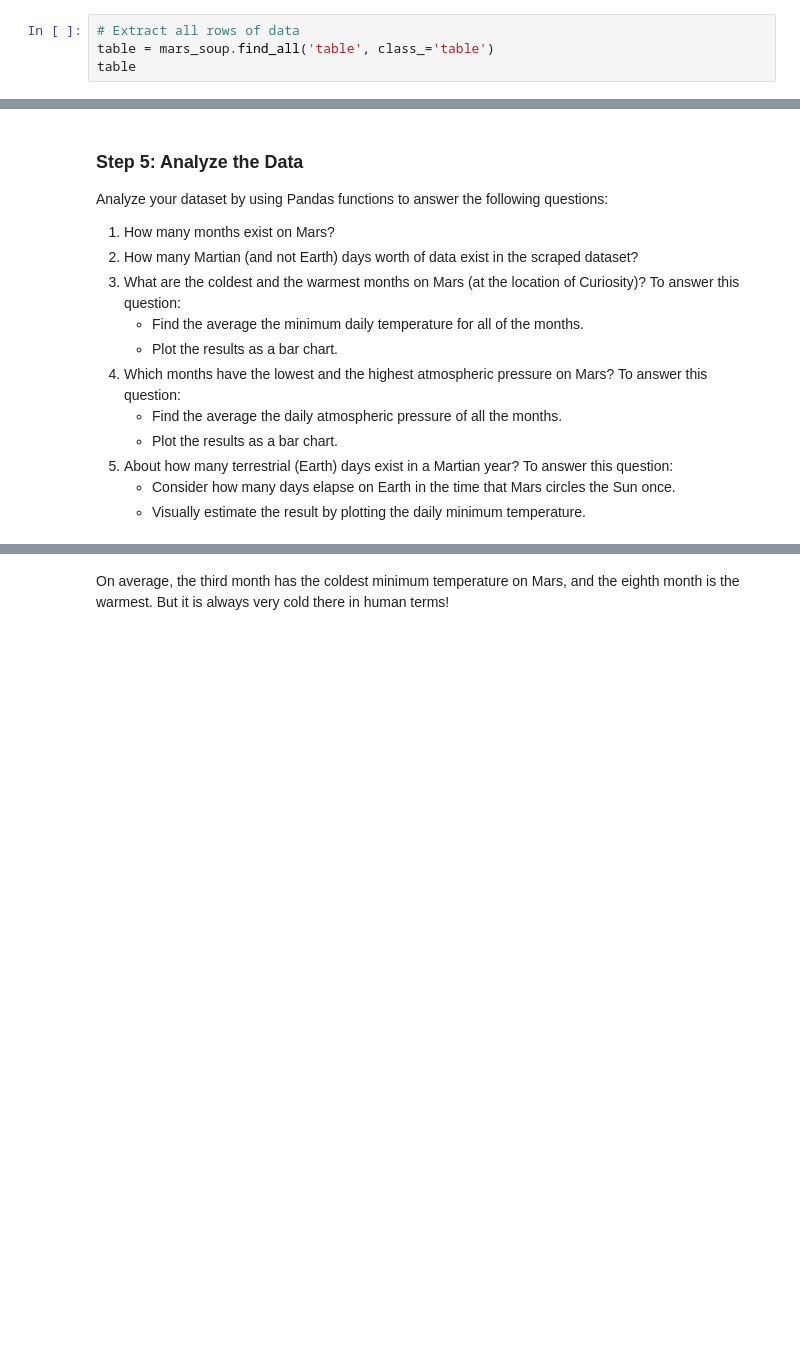
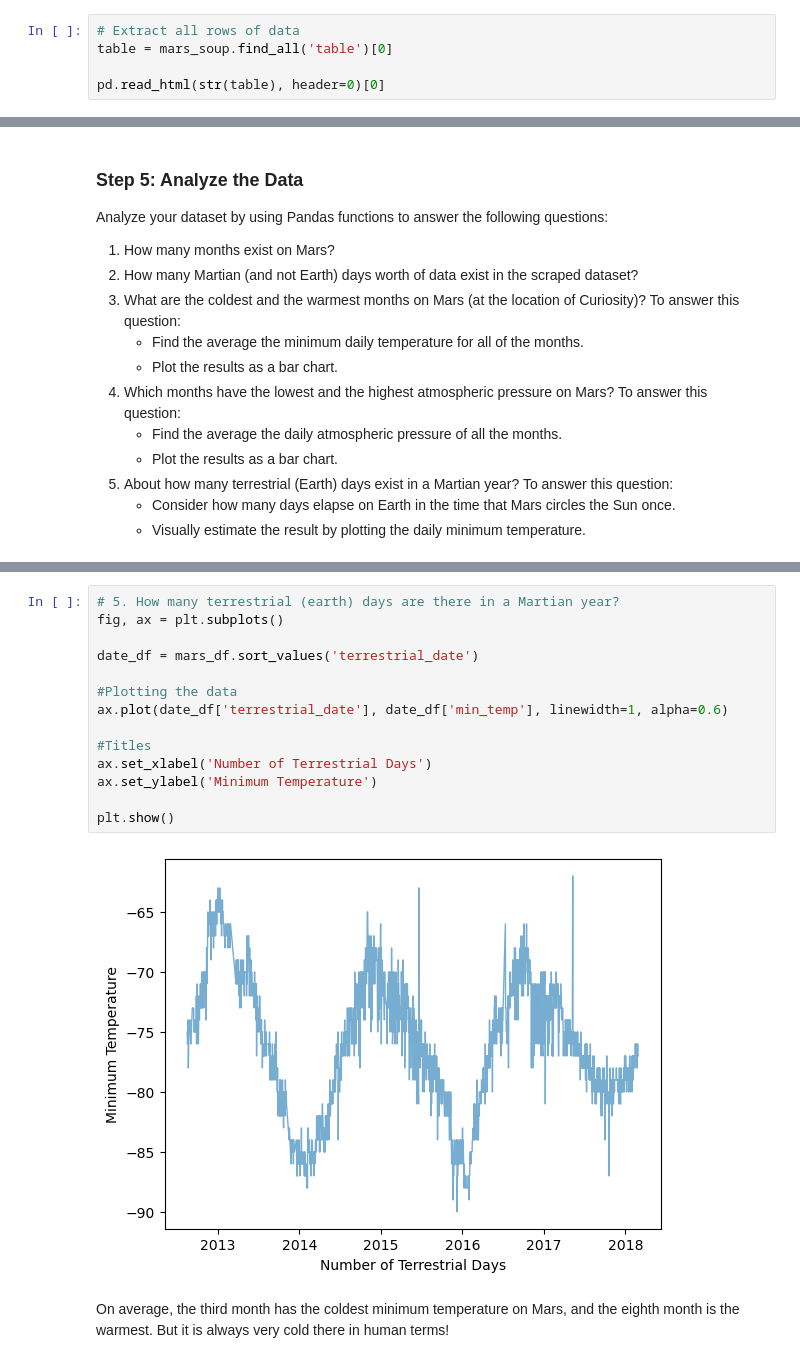
Before and after one commit to squiresbrett/Mars-Scraping, a Jupyter notebook: part_2_mars_weather.ipynb, the cells around one changed output, grey strips where cells are left out. Cells and saved outputs as stored; diff of their text form; blank space fills up the shorter version.

```diff
--- a/part_2_mars_weather.ipynb
+++ b/part_2_mars_weather.ipynb
@@ -32,6 +32,7 @@ html = browser.html
 mars_soup = soup(html, 'html.parser')
 # %%
 # Extract all rows of data
-table = mars_soup.find_all('table', class_='table')
-table
+table = mars_soup.find_all('table')[0]
+
+pd.read_html(str(table), header=0)[0]
 # %% [output]
@@ -201,3 +257,19 @@ Name: pressure, dtype: float64
+# %%
+# 5. How many terrestrial (earth) days are there in a Martian year?
+fig, ax = plt.subplots()
+
+date_df = mars_df.sort_values('terrestrial_date')
+
+#Plotting the data
+ax.plot(date_df['terrestrial_date'], date_df['min_temp'], linewidth=1, alpha=0.6)
+
+#Titles
+ax.set_xlabel('Number of Terrestrial Days')
+ax.set_ylabel('Minimum Temperature')
+
+plt.show()
+# %% [output]
+[figure, added]
 # %% [markdown]
 On average, the third month has the coldest minimum temperature on Mars, and the eighth month is the warmest. But it is always very cold there in human terms!
 # %% [markdown]
```
Also changed, not shown: parts of 20 cells of this notebook, 3 other files.
